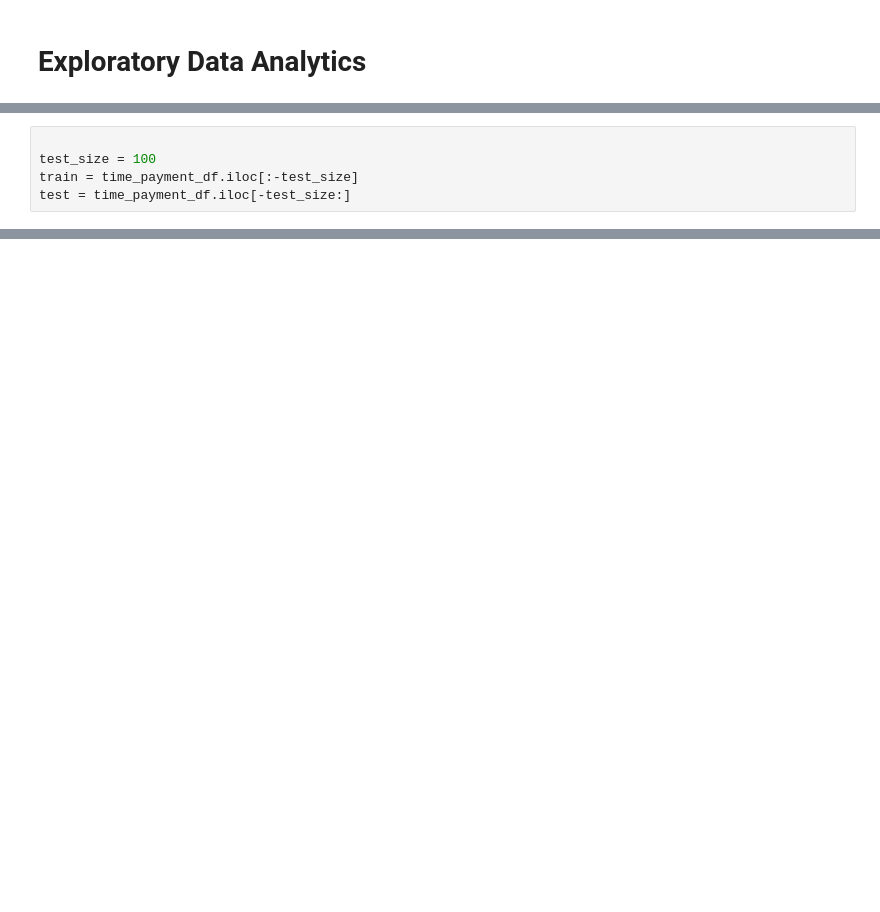
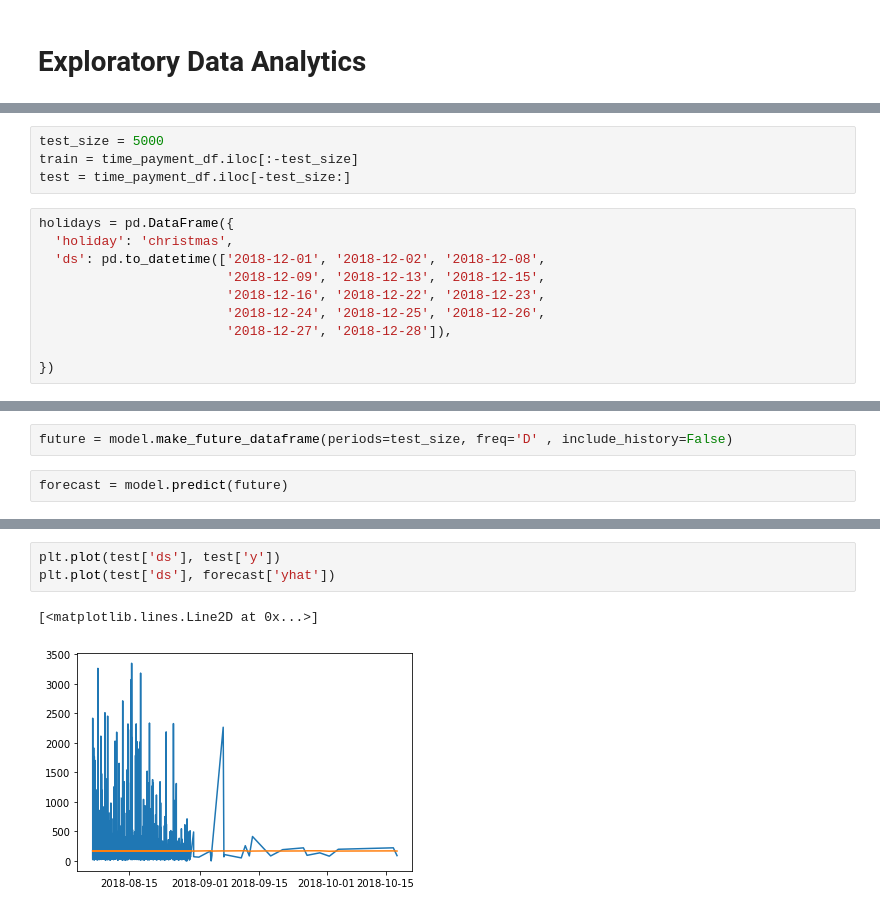
Before and after one commit to alireza-alizadegan/e-commerce-Sales, a Jupyter notebook: Sales Forecast.ipynb, the cells around one changed output, grey strips where cells are left out. Saved outputs shown, nothing was run; the diff lists cells and outputs as text; blank space fills up the shorter version.

Commit message:
Three project dataframe

```diff
--- a/Sales Forecast.ipynb
+++ b/Sales Forecast.ipynb
@@ -68,8 +166,17 @@ time_payment_df.head()
 # %%
-
-test_size = 100
+test_size = 5000
 train = time_payment_df.iloc[:-test_size]
 test = time_payment_df.iloc[-test_size:]
+# %%
+holidays = pd.DataFrame({
+  'holiday': 'christmas',
+  'ds': pd.to_datetime(['2018-12-01', '2018-12-02', '2018-12-08',
+                        '2018-12-09', '2018-12-13', '2018-12-15',
+                        '2018-12-16', '2018-12-22', '2018-12-23',
+                        '2018-12-24', '2018-12-25', '2018-12-26',
+                        '2018-12-27', '2018-12-28']),
+
+})
 # %%
 model = Prophet(interval_width=0.95, holidays=holidays)
 model.fit(train)
@@ -75,0 +187,4 @@ model.fit(train)
+# %%
+future = model.make_future_dataframe(periods=test_size, freq='D' , include_history=False)
+# %%
+forecast = model.predict(future)
@@ -75,0 +207,6 @@ model.fit(train)
+# %%
+plt.plot(test['ds'], test['y'])
+plt.plot(test['ds'], forecast['yhat'])
+# %% [output]
+[<matplotlib.lines.Line2D at 0x...>]
+[figure, added]
```
Also changed, not shown: parts of 18 cells of this notebook, 5 other files.
